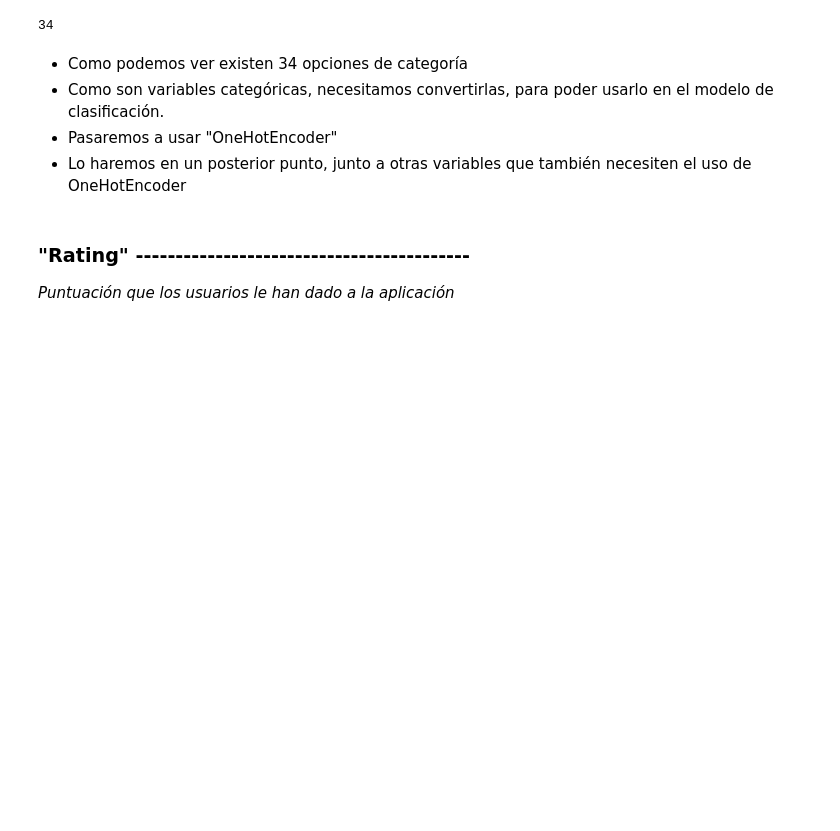
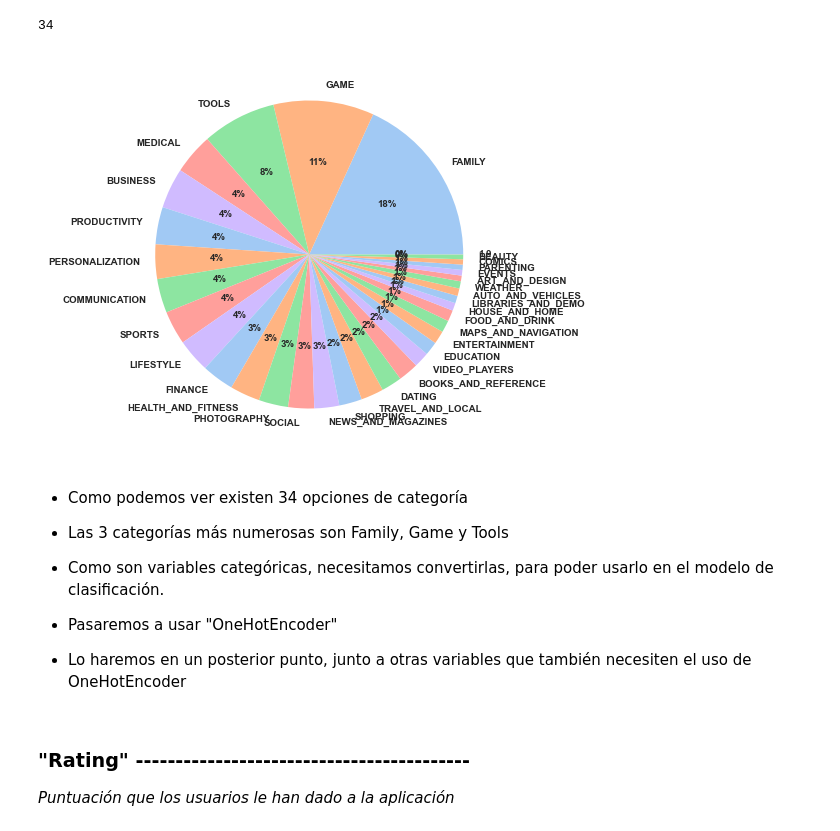
Before and after one commit to RobinGoldwing/golden-ML-GoogleApps, a Jupyter notebook: Google-MultiClas-Ruben.ipynb, the cells around one changed output. Drawn from its saved outputs; the diff is of its cells as text; code cells hidden in the pictures; blank space fills up the shorter version.

```diff
--- a/Google-MultiClas-Ruben.ipynb
+++ b/Google-MultiClas-Ruben.ipynb
@@ -191,8 +194,24 @@ Name: Category, dtype: int64
 google['Category'].nunique()
 # %% [output]
 34
+# %%
+plt.rcParams['font.size'] =7
+mpl.rc('axes',  labelsize=7)
+mpl.rc('xtick', labelsize=7)
+mpl.rc('ytick', labelsize=7)
+
+data = list(google['Category'].value_counts())
+labels = google['Category'].value_counts().index.tolist()
+colors = sns.color_palette('pastel')[0:5]
+plt.pie(data, labels = labels, colors = colors, autopct='%.0f%%')
+
+plt.show()
+# %% [output]
+[figure, added]
 # %% [markdown]
 - Como podemos ver existen 34 opciones de categoría
+- Las 3 categorías más numerosas son Family, Game y Tools
+
 - Como son variables categóricas, necesitamos convertirlas, para poder usarlo en el modelo de clasificación.
 - Pasaremos a usar "OneHotEncoder"
 - Lo haremos en un posterior punto, junto a otras variables que también necesiten el uso de OneHotEncoder
```
Also changed, not shown: parts of 213 cells of this notebook.
